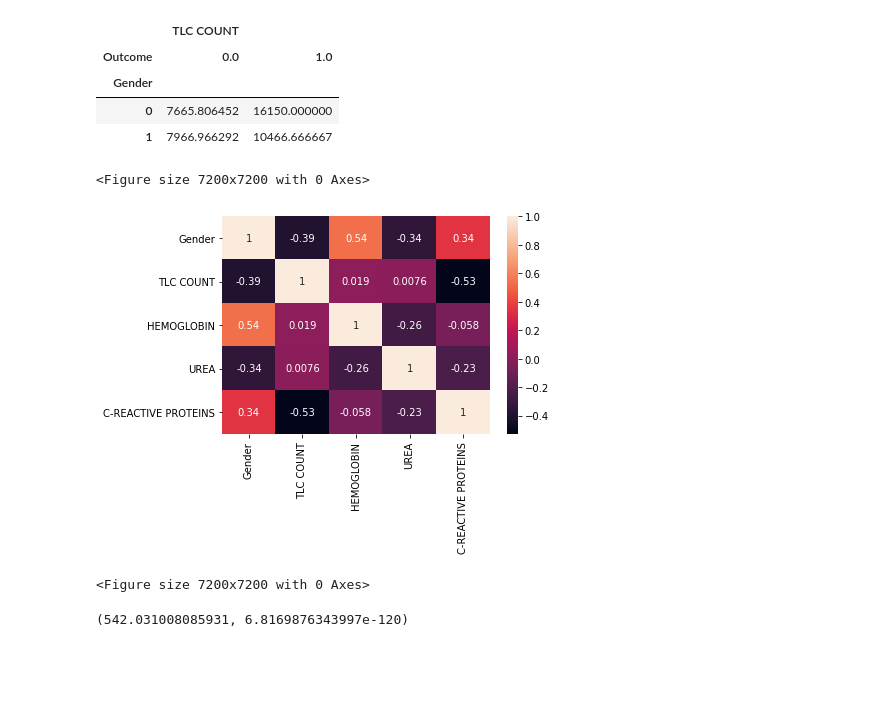
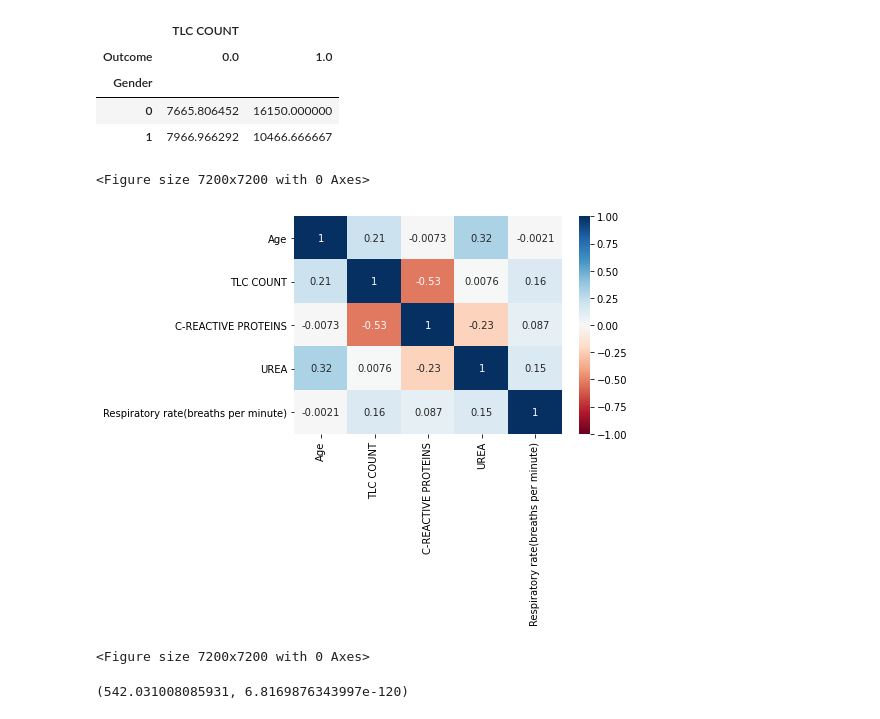
Before and after one commit to pandeyanuradha/Importance-of-SARS-CoV-2-Genomic-Surveillance-Mutations-and-Risk-Stratification, a Jupyter notebook: notebooks/FeatureIdentification.ipynb, the cells around one changed output. Drawn from its saved outputs; the diff is of its cells as text; code cells hidden in the pictures; blank space fills up the shorter version.

```diff
--- a/notebooks/FeatureIdentification.ipynb
+++ b/notebooks/FeatureIdentification.ipynb
@@ -870,12 +871,12 @@ grouped_pivot
 | 0 | 7665.806452 | 16150.000000 |
 | 1 | 7966.966292 | 10466.666667 |
 # %%
-measure = df.query("Outcome==1")[["Gender","TLC COUNT","HEMOGLOBIN","UREA","C-REACTIVE PROTEINS"]]
-sns.heatmap(measure.corr(),annot=True)
+measure = df.query("Outcome==1")[["Age","TLC COUNT","C-REACTIVE PROTEINS","UREA","Respiratory rate(breaths per minute)"]]
+sns.heatmap(measure.corr(),annot=True,vmin=-1,vmax=1,cmap='RdBu')
 plt.figure(figsize = (100,100))
 # %% [output]
 <Figure size 7200x7200 with 0 Axes>
-[figure, old version]
+[figure, new version]
 <Figure size 7200x7200 with 0 Axes>
 # %%
 chi2, p, dof, ex = scipy.stats.chi2_contingency(np.array(grouped_pivot))
```
Also changed, not shown: parts of 3 cells of this notebook, 2 other files.
